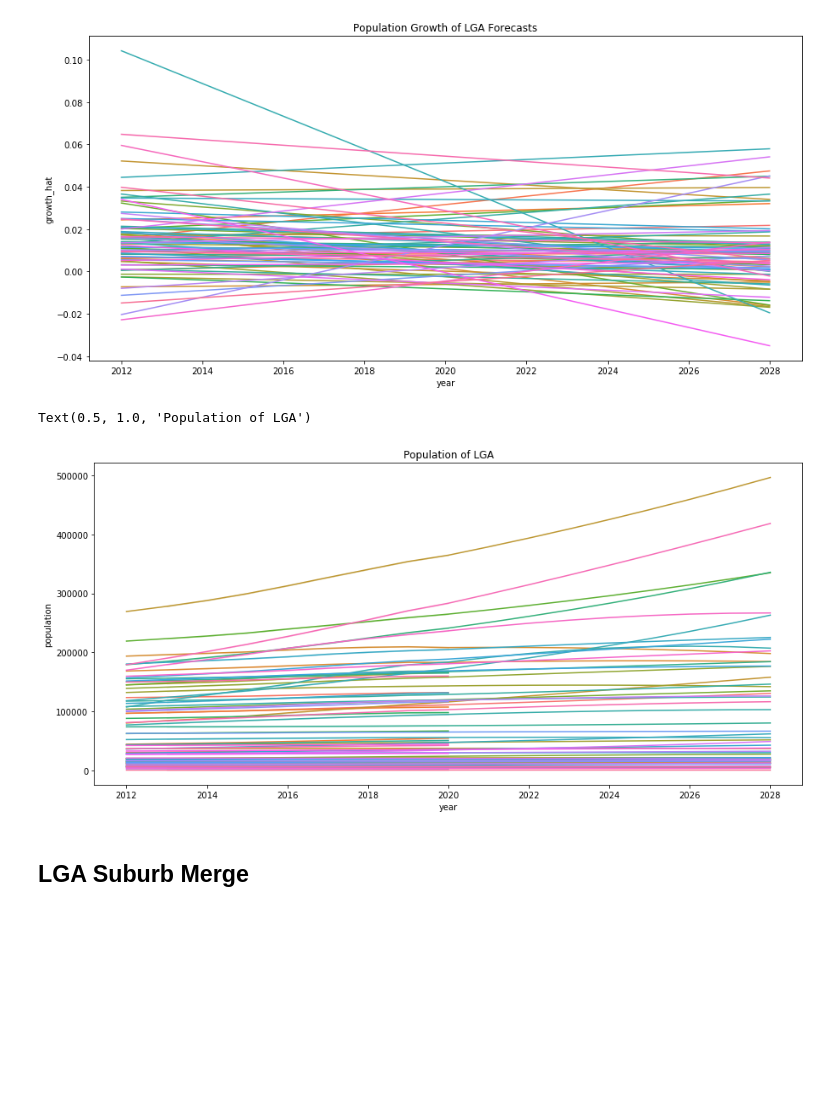
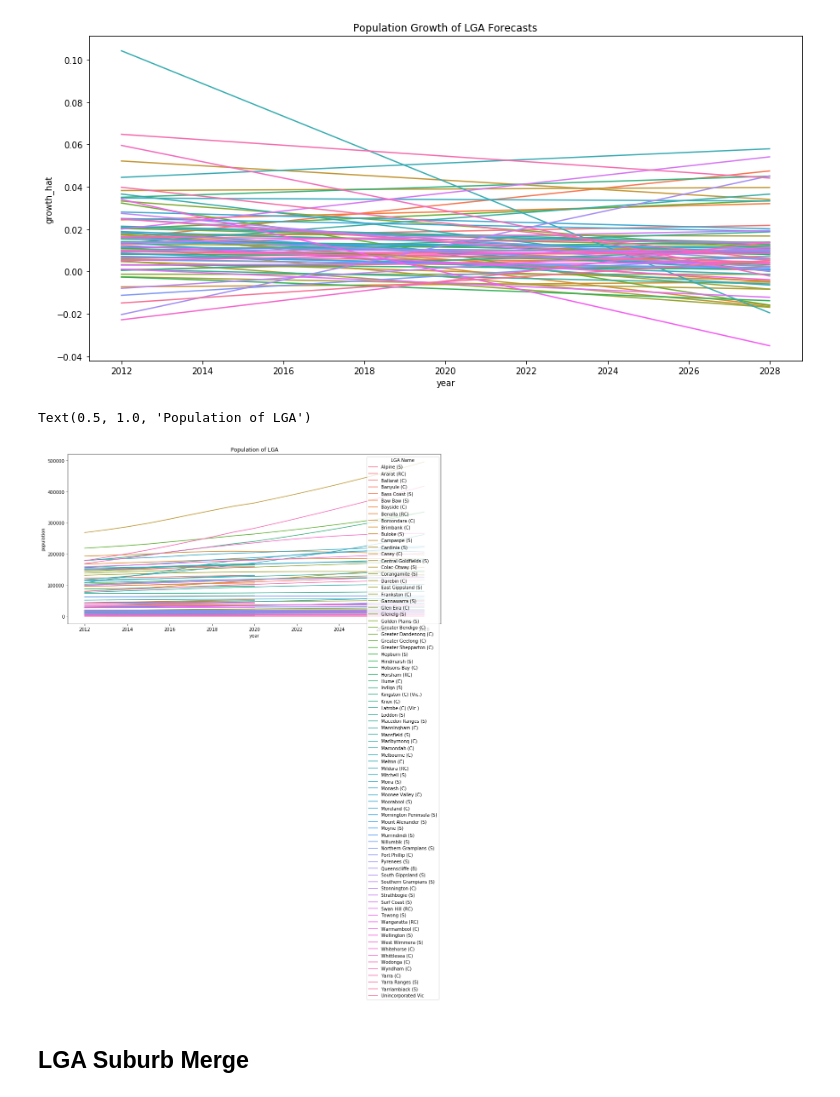
Before and after one commit to MAST30034-Applied-Data-Science/generic-real-estate-consulting-project-group-59, a Jupyter notebook: notebooks/EDA.ipynb, the cells around one changed output. Saved outputs shown, nothing was run; the diff lists cells and outputs as text; code cells hidden in the pictures; blank space fills up the shorter version.

```diff
--- a/notebooks/EDA.ipynb
+++ b/notebooks/EDA.ipynb
@@ -213,11 +213,11 @@ for (c,n), d in pop_final.sort_values('year').groupby(['LGA Code','LGA Name']):
 # %%
 fig, ax = plt.subplots(1,1,figsize=(15,7))
 sns.lineplot(data=pop_final_df, x='year', y='population', hue='LGA Name', ax=ax)
-ax.get_legend().remove()
+#ax.get_legend().remove()
 ax.set_title("Population of LGA")
 # %% [output]
 Text(0.5, 1.0, 'Population of LGA')
-[figure, old version]
+[figure, new version]
 # %%
 # pop_df.merge(popdf3, on=['year','LGA Name', 'LGA Code'])
 # %% [markdown]
```
Also changed, not shown: parts of 14 cells of this notebook, 5 other files.
